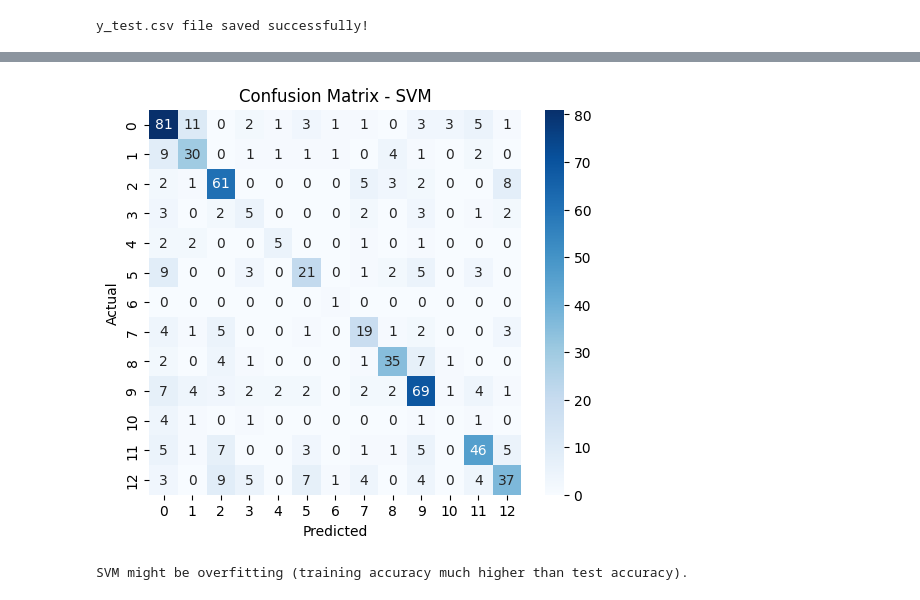
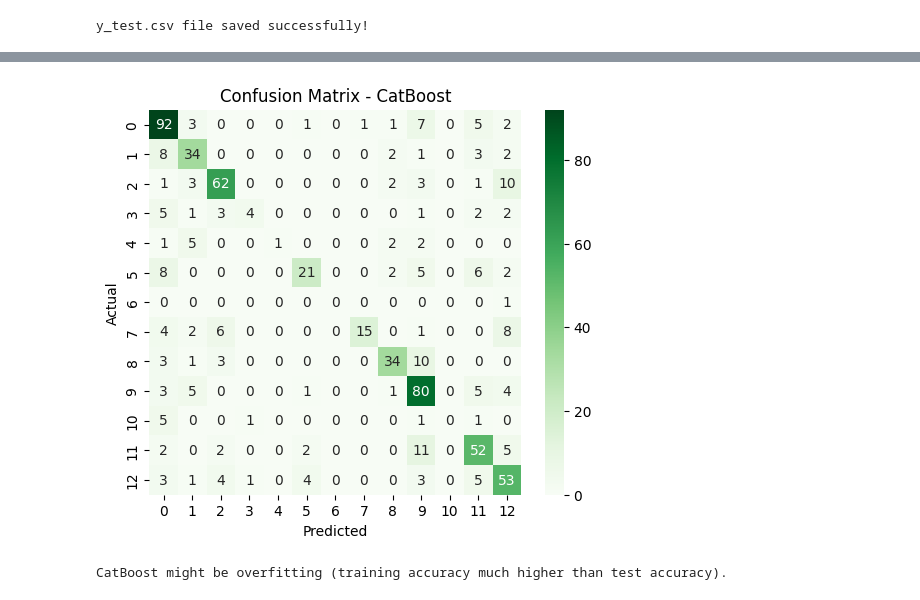
Before and after one commit to nouarif4/books, a Jupyter notebook: analysis.ipynb, the cells around one changed output, grey strips where cells are left out. Saved outputs shown, nothing was run; the diff lists cells and outputs as text; code cells hidden in the pictures.

```diff
--- a/analysis.ipynb
+++ b/analysis.ipynb
@@ -208,48 +153,42 @@ CatBoost might be overfitting (training accuracy much higher than test accuracy)
 SVM might be overfitting (training accuracy much higher than test accuracy).
 # %%
-#svm analysis
-import pandas as pd
-from sklearn.metrics import accuracy_score, precision_score, recall_score, f1_score, classification_report, confusion_matrix
-import matplotlib.pyplot as plt
-import seaborn as sns
+#catboost analysis
+# Load predictions for CatBoost
+y_pred_catboost = pd.read_csv("y_pred_catboost.csv")
 
-# Load test labels and predictions
-y_test = pd.read_csv("y_test.csv")
-y_pred_svm = pd.read_csv("y_pred_svm.csv")  # Predictions from SVM
+# Compute metrics for CatBoost
+accuracy_catboost = accuracy_score(y_test, y_pred_catboost)
+f1_catboost = f1_score(y_test, y_pred_catboost, average="weighted")
+precision_catboost = precision_score(y_test, y_pred_catboost, average="weighted", zero_division=1)
+recall_catboost = recall_score(y_test, y_pred_catboost, average="weighted", zero_division=1)
 
-# Compute metrics for SVM
-accuracy_svm = accuracy_score(y_test, y_pred_svm)
-f1_svm = f1_score(y_test, y_pred_svm, average="weighted")
-precision_svm = precision_score(y_test, y_pred_svm, average="weighted", zero_division=1)
-recall_svm = recall_score(y_test, y_pred_svm, average="weighted", zero_division=1)
+# Display metrics for CatBoost
+print("CatBoost Model Metrics:")
+print(f"Accuracy: {accuracy_catboost:.4f}")
+print(f"F1-Score: {f1_catboost:.4f}")
+print(f"Precision: {precision_catboost:.4f}")
+print(f"Recall: {recall_catboost:.4f}")
 
-# Display metrics for SVM
-print("SVM Model Metrics:")
-print(f"Accuracy: {accuracy_svm:.4f}")
-print(f"F1-Score: {f1_svm:.4f}")
-print(f"Precision: {precision_svm:.4f}")
-print(f"Recall: {recall_svm:.4f}")
+# Classification Report for CatBoost
+print("\nCatBoost Classification Report:")
+print(classification_report(y_test, y_pred_catboost))
 
-# Classification Report for SVM
-print("\nSVM Classification Report:")
-print(classification_report(y_test, y_pred_svm))
-
-# Confusion Matrix for SVM
+# Confusion Matrix for CatBoost
 plt.figure(figsize=(6, 5))
-sns.heatmap(confusion_matrix(y_test, y_pred_svm), annot=True, cmap="Blues", fmt="d")
+sns.heatmap(confusion_matrix(y_test, y_pred_catboost), annot=True, cmap="Greens", fmt="d")
 plt.xlabel("Predicted")
 plt.ylabel("Actual")
-plt.title("Confusion Matrix - SVM")
+plt.title("Confusion Matrix - CatBoost")
 plt.show()
 
-# Overfitting/Underfitting check for SVM
-train_accuracy_svm = 0.9913  # Example training accuracy
-cv_score_svm = 0.5889  # Example mean cross-validation score
+# Overfitting/Underfitting check for CatBoost
+train_accuracy_catboost = 0.9492
+cv_score_catboost = 0.5484
 
-if train_accuracy_svm - accuracy_svm > 0.1:
-    print("SVM might be overfitting (training accuracy much higher than test accuracy).")
-elif accuracy_svm < 0.7:
-    print("SVM might be underfitting (low test accuracy).")
+if train_accuracy_catboost - accuracy_catboost > 0.1:
+    print("CatBoost might be overfitting (training accuracy much higher than test accuracy).")
+elif accuracy_catboost < 0.7:
+    print("CatBoost might be underfitting (low test accuracy).")
 else:
-    print("SVM seems well balanced.")
+    print("CatBoost seems well balanced.")
 # %% [output]
@@ -273,2 +212,2 @@ SVM Classification Report:
-[figure, old version]
+[figure, new version]
-SVM might be overfitting (training accuracy much higher than test accuracy).
+CatBoost might be overfitting (training accuracy much higher than test accuracy).
```
Also changed, not shown: parts of 4 cells of this notebook.
